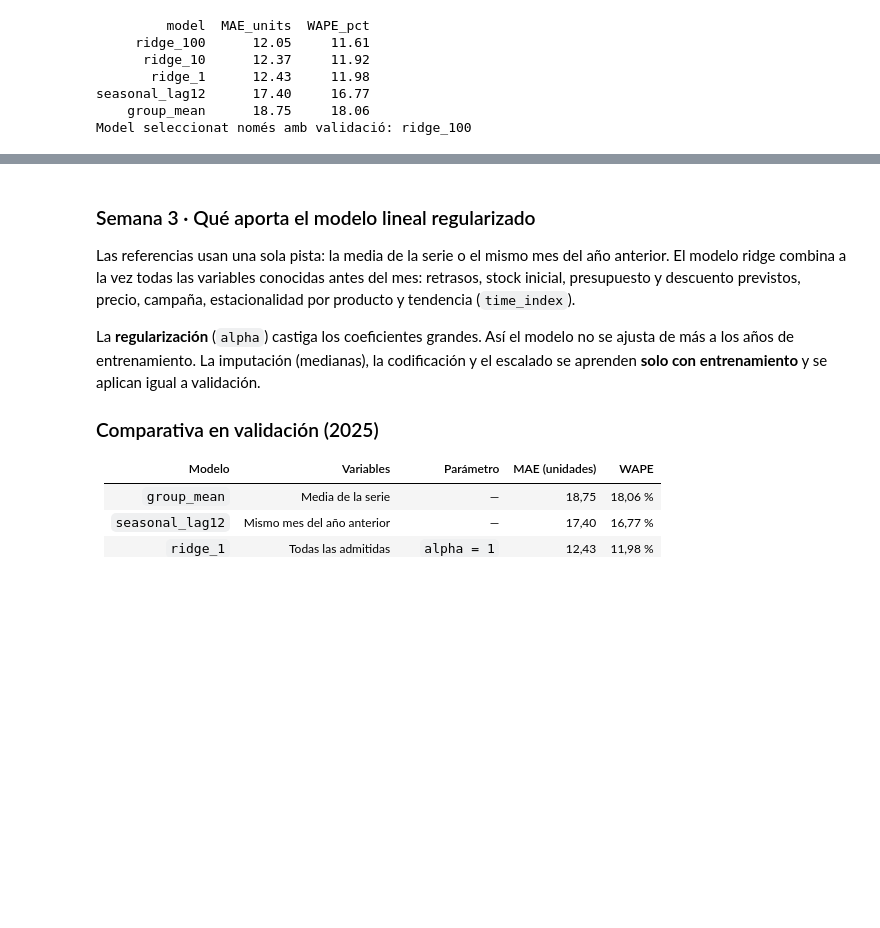
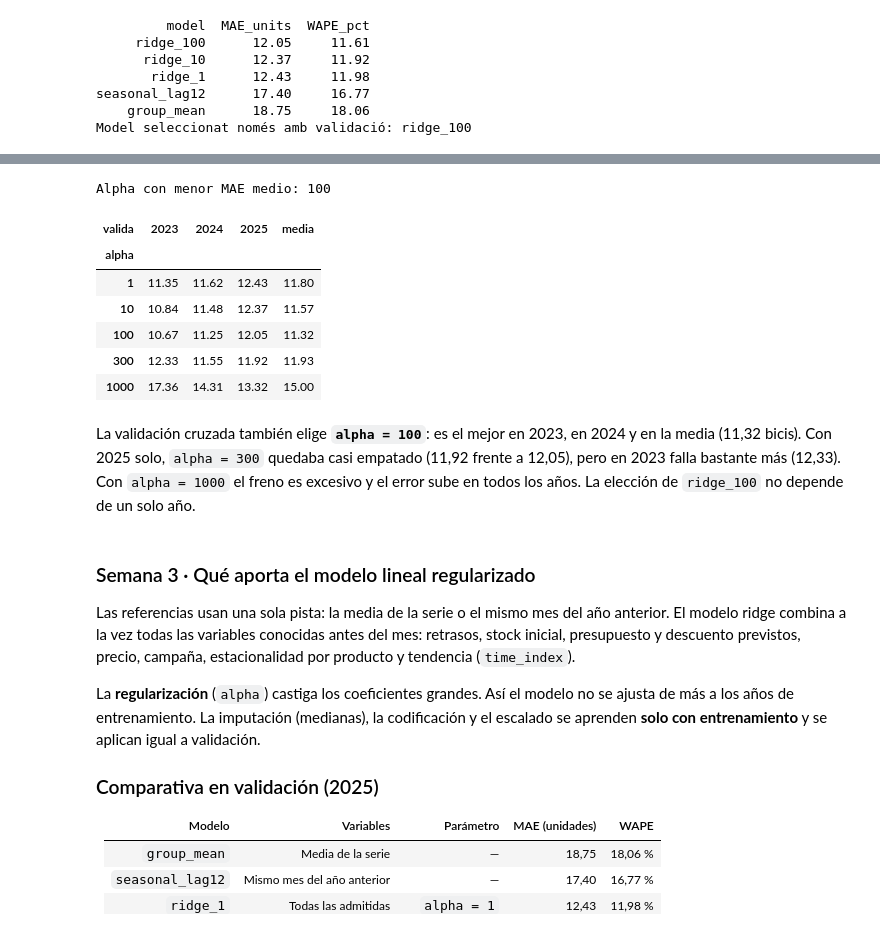
Before and after one commit to ComfyPenguin/BiciTierra_Market, a Jupyter notebook: notebooks/02_modelatge_baseline.ipynb, the cells around one changed output, grey strips where cells are left out. Saved outputs shown, nothing was run; the diff lists cells and outputs as text; code cells hidden in the pictures; blank space fills up the shorter version.

```diff
--- a/notebooks/02_modelatge_baseline.ipynb
+++ b/notebooks/02_modelatge_baseline.ipynb
@@ -202,3 +230,29 @@ Model seleccionat només amb validació: ridge_100
+# %%
+# > Validación cruzada temporal: 3 rondas con entrenamiento creciente y 5 valores de alpha.
+# > Se elige el alpha con menor MAE medio entre las tres rondas. El test no se usa.
+cv_resultados = []
+for anio in [2023, 2024, 2025]:
+    cv_train = usable[usable['month'] < f'{anio}-01-01']
+    cv_valid = usable[usable['month'].dt.year == anio]
+    for alpha in [1, 10, 100, 300, 1000]:
+        modelo = fit_ridge(cv_train, alpha)
+        cv_resultados.append({'alpha': alpha, 'valida': anio,
+                              **score(cv_valid['sales_units'], cap(cv_valid, predict_ridge(cv_valid, modelo)))})
+cv_tabla = pd.DataFrame(cv_resultados).pivot(index='alpha', columns='valida', values='MAE_units')
+cv_tabla['media'] = cv_tabla.mean(axis=1)
+print('Alpha con menor MAE medio:', cv_tabla['media'].idxmin())
+cv_tabla.round(2)
+# %% [output]
+Alpha con menor MAE medio: 100
+| valida | 2023 | 2024 | 2025 | media |
+| alpha |  |  |  |  |
+| 1 | 11.35 | 11.62 | 12.43 | 11.80 |
+| 10 | 10.84 | 11.48 | 12.37 | 11.57 |
+| 100 | 10.67 | 11.25 | 12.05 | 11.32 |
+| 300 | 12.33 | 11.55 | 11.92 | 11.93 |
+| 1000 | 17.36 | 14.31 | 13.32 | 15.00 |
+# %% [markdown]
+La validación cruzada también elige **`alpha = 100`**: es el mejor en 2023, en 2024 y en la media (11,32 bicis). Con 2025 solo, `alpha = 300` quedaba casi empatado (11,92 frente a 12,05), pero en 2023 falla bastante más (12,33). Con `alpha = 1000` el freno es excesivo y el error sube en todos los años. La elección de `ridge_100` no depende de un solo año.
 # %% [markdown]
 ### Semana 3 · Qué aporta el modelo lineal regularizado
 
```
Also changed, not shown: parts of 19 cells of this notebook.
